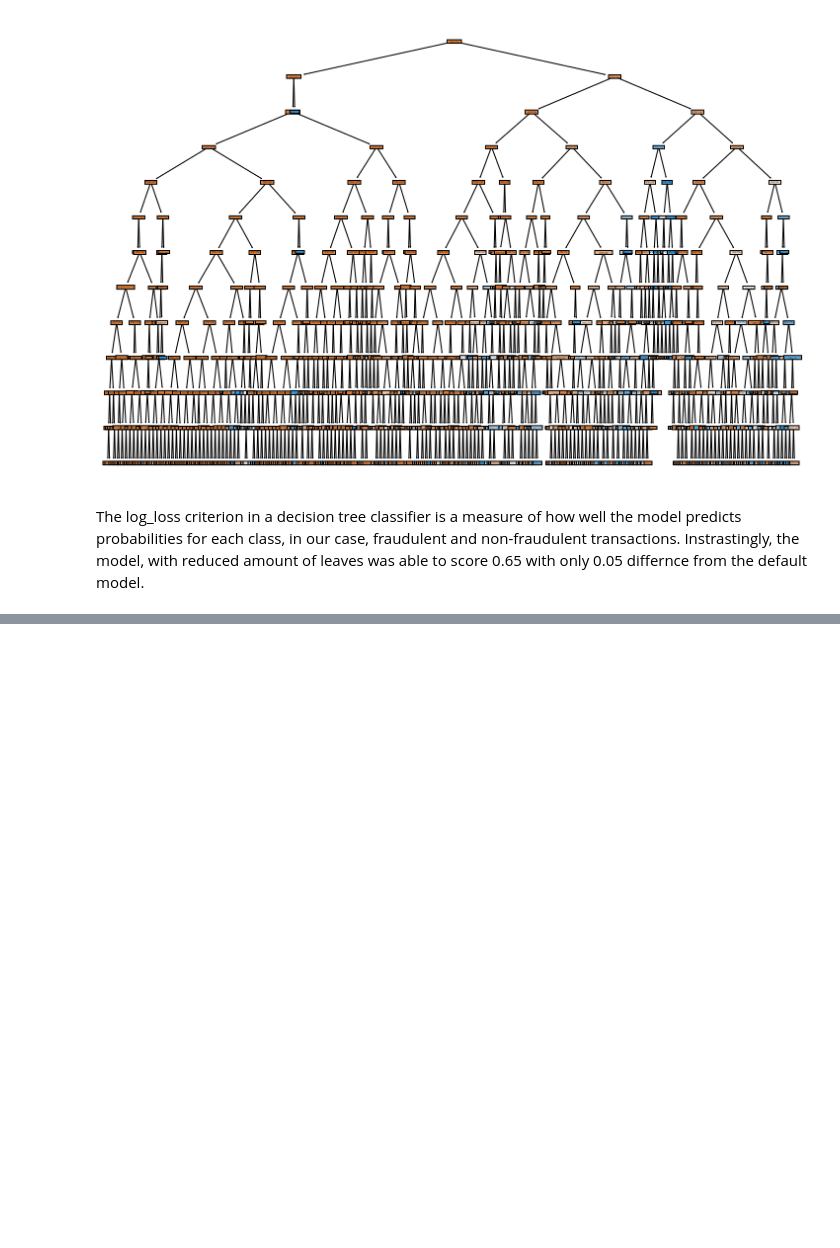
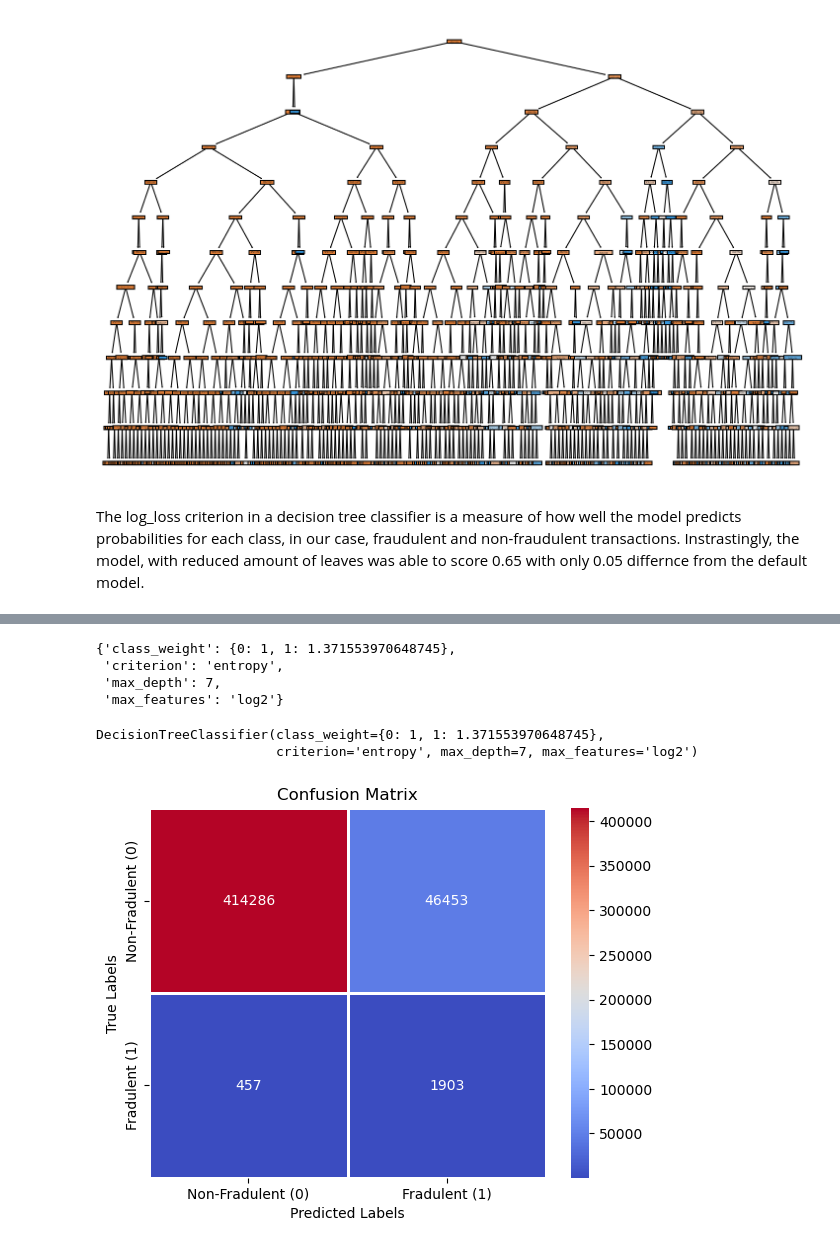
Before and after one commit to Kokolipa/fraudulent_transactions, a Jupyter notebook: ML_and_dashboard/ML/ml_model.ipynb, the cells around one changed output, grey strips where cells are left out. Saved outputs shown, nothing was run; the diff lists cells and outputs as text; code cells hidden in the pictures; blank space fills up the shorter version.

```diff
--- a/ML_and_dashboard/ML/ml_model.ipynb
+++ b/ML_and_dashboard/ML/ml_model.ipynb
@@ -398,0 +475,13 @@ pickle.dump(tree_class, open('model.pkl','wb'))
+# %%
+# Defining the parameters to be evaluated in the model
+tree_para = {'criterion':['gini','entropy', 'log_loss'],
+             'max_depth':[4,5,6,7],
+             'max_features': ['auto', 'sqrt', 'log2'],
+             'class_weight': [{0: 1, 1: balanced_wieght}]}
+
+# Initialize your DecisionTreeClassifier with desired parameters
+model = DecisionTreeClassifier()
+
+# Runing a grid search to find the best parameters
+balanced_grid = GridSearchCV(estimator=model, param_grid=tree_para, n_jobs=40, cv=10)
+balanced_grid.fit(X_balanced, y_balanced)
@@ -398,0 +511,32 @@ pickle.dump(tree_class, open('model.pkl','wb'))
+# %%
+# Printing the optimal params
+optimal_balanced = balanced_grid.best_params_
+optimal_balanced
+# %% [output]
+{'class_weight': {0: 1, 1: 1.371553970648745},
+ 'criterion': 'entropy',
+ 'max_depth': 7,
+ 'max_features': 'log2'}
+# %%
+# Implementing the model with the optimal results
+tree_balanced = DecisionTreeClassifier(class_weight= {0: 1, 1: 1.371553970648745},
+                                    criterion='entropy',
+                                    max_depth=7,
+                                    max_features='log2')
+# %%
+# predicting the results
+tree_balanced.fit(X_balanced, y_balanced)
+# %% [output]
+DecisionTreeClassifier(class_weight={0: 1, 1: 1.371553970648745},
+                       criterion='entropy', max_depth=7, max_features='log2')
+# %%
+# Predicting based on the X_test results
+balanced_pred = tree_balanced.predict(X_test)
+# %%
+# Creating confusion metrix
+balanced_cx = confusion_matrix(y_test, balanced_pred)
+
+# Plot the confusion matrix
+confusionM_plot(balanced_cx)
+# %% [output]
+[figure, added]
```
Also changed, not shown: parts of 27 cells of this notebook, 2 other files.
